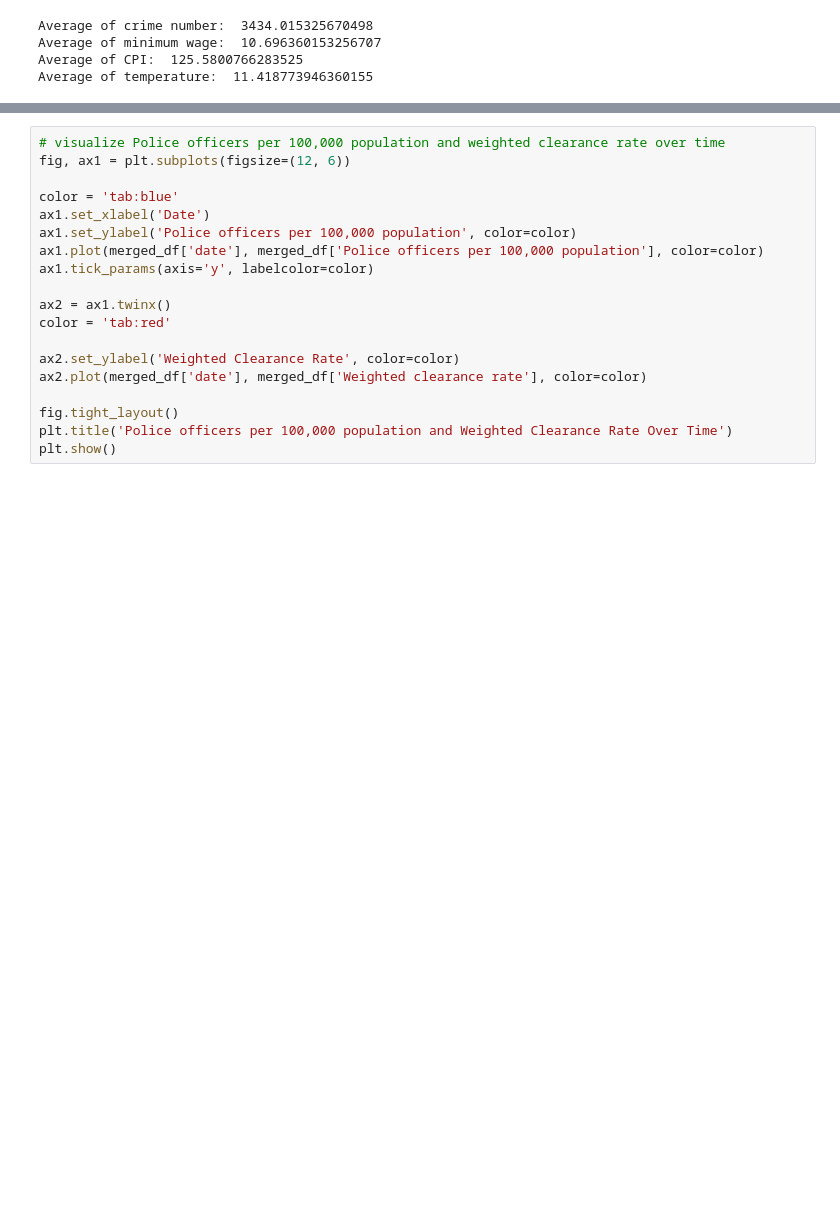
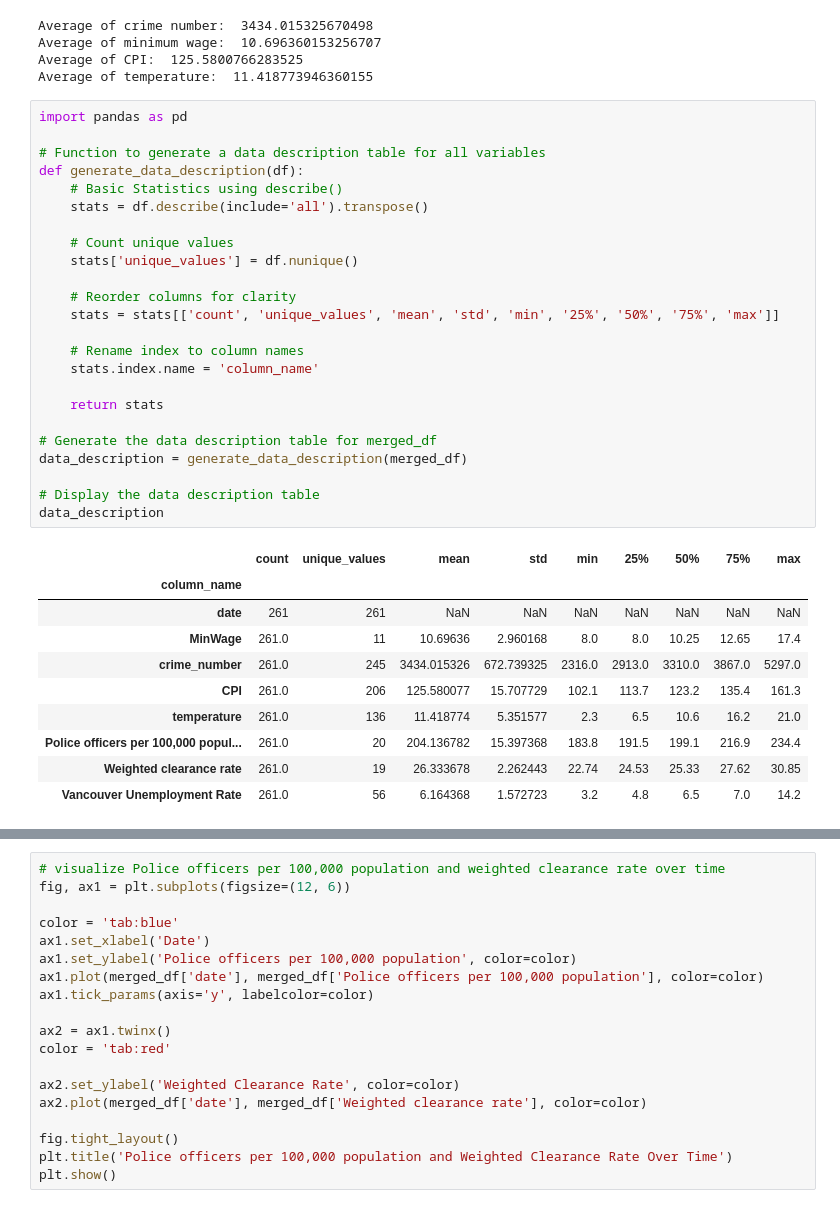
Before and after one commit to HantzeWANG/ECON490, a Jupyter notebook: CrimePrediction.ipynb, the cells around one changed output, grey strips where cells are left out. Cells and saved outputs as stored; diff of their text form; blank space fills up the shorter version.

Commit message:
descriptive table

```diff
--- a/CrimePrediction.ipynb
+++ b/CrimePrediction.ipynb
@@ -170,3 +170,38 @@ Average of crime number:  3434.015325670498
 Average of minimum wage:  10.696360153256707
 Average of CPI:  125.5800766283525
 Average of temperature:  11.418773946360155
+# %%
+import pandas as pd
+
+# Function to generate a data description table for all variables
+def generate_data_description(df):
+    # Basic Statistics using describe()
+    stats = df.describe(include='all').transpose()
+
+    # Count unique values
+    stats['unique_values'] = df.nunique()
+
+    # Reorder columns for clarity
+    stats = stats[['count', 'unique_values', 'mean', 'std', 'min', '25%', '50%', '75%', 'max']]
+
+    # Rename index to column names
+    stats.index.name = 'column_name'
+
+    return stats
+
+# Generate the data description table for merged_df
+data_description = generate_data_description(merged_df)
+
+# Display the data description table
+data_description
+# %% [output]
+|  | count | unique_values | mean | std | min | 25% | 50% | 75% | max |
+| column_name |  |  |  |  |  |  |  |  |  |
+| date | 261 | 261 | NaN | NaN | NaN | NaN | NaN | NaN | NaN |
+| MinWage | 261.0 | 11 | 10.69636 | 2.960168 | 8.0 | 8.0 | 10.25 | 12.65 | 17.4 |
+| crime_number | 261.0 | 245 | 3434.015326 | 672.739325 | 2316.0 | 2913.0 | 3310.0 | 3867.0 | 5297.0 |
+| CPI | 261.0 | 206 | 125.580077 | 15.707729 | 102.1 | 113.7 | 123.2 | 135.4 | 161.3 |
+| temperature | 261.0 | 136 | 11.418774 | 5.351577 | 2.3 | 6.5 | 10.6 | 16.2 | 21.0 |
+| Police officers per 100,000 popul... | 261.0 | 20 | 204.136782 | 15.397368 | 183.8 | 191.5 | 199.1 | 216.9 | 234.4 |
+| Weighted clearance rate | 261.0 | 19 | 26.333678 | 2.262443 | 22.74 | 24.53 | 25.33 | 27.62 | 30.85 |
+| Vancouver Unemployment Rate | 261.0 | 56 | 6.164368 | 1.572723 | 3.2 | 4.8 | 6.5 | 7.0 | 14.2 |
```
Also changed, not shown: parts of 1 cell of this notebook.
